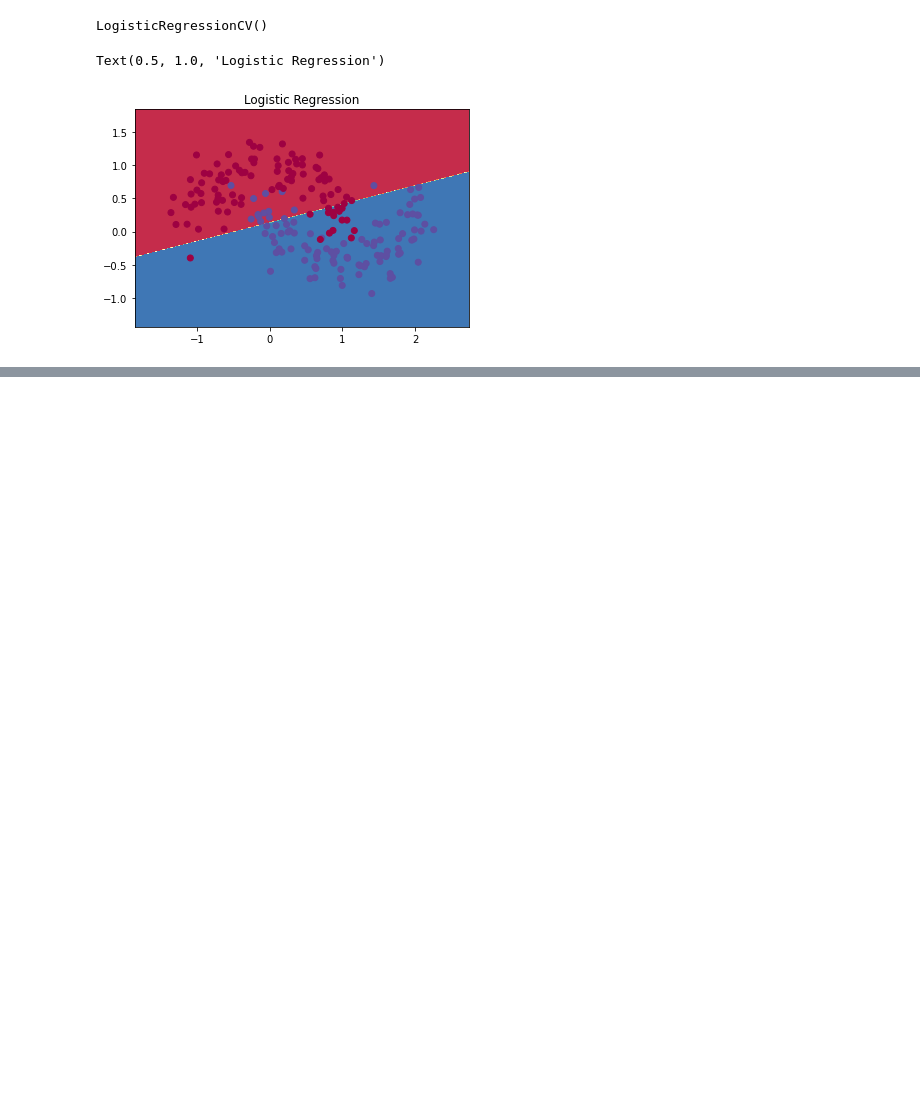
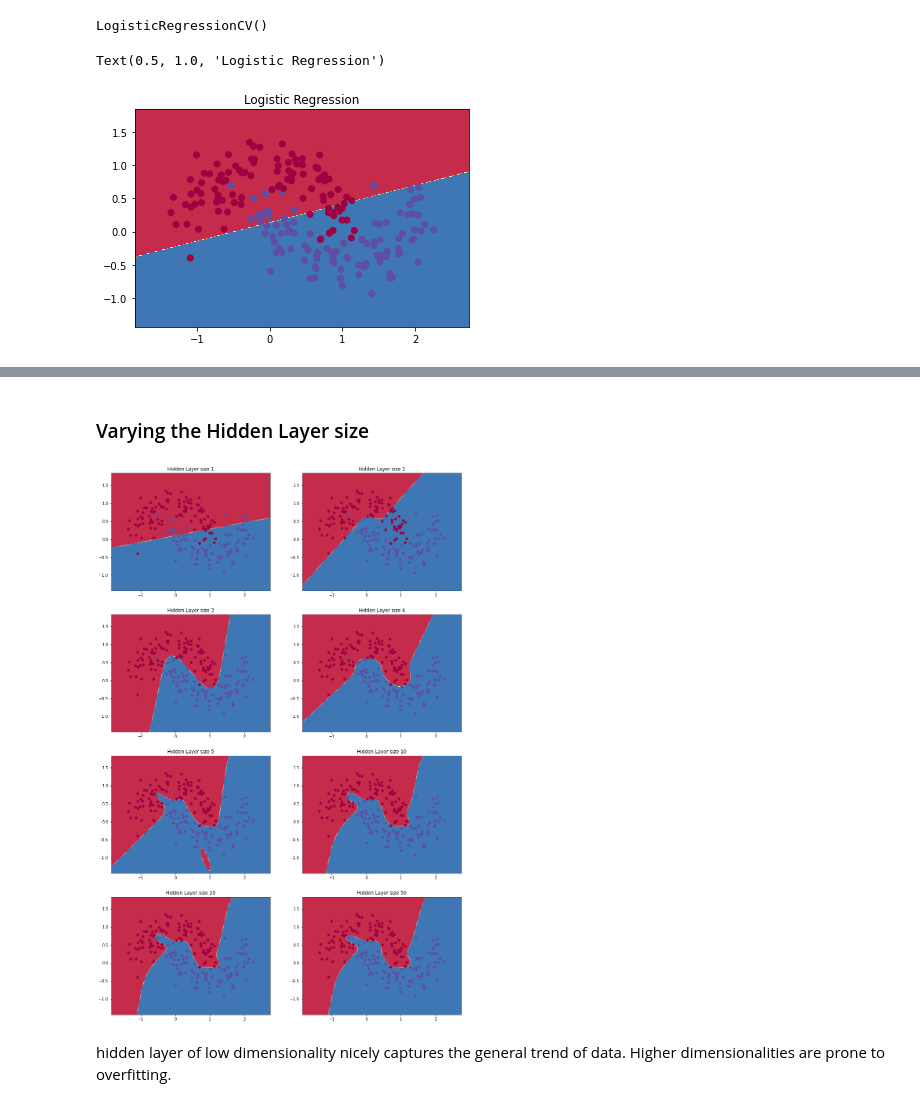
Before and after one commit to gmshashank/Neural-Network-from-Scratch-in-Python, a Jupyter notebook: Neural Network from Scratch.ipynb, the cells around one changed output, grey strips where cells are left out. Drawn from its saved outputs; the diff is of its cells as text; code cells hidden in the pictures; blank space fills up the shorter version.

```diff
--- a/Neural Network from Scratch.ipynb
+++ b/Neural Network from Scratch.ipynb
@@ -54,0 +58,7 @@ Text(0.5, 1.0, 'Logistic Regression')
+# %%
+num_examples = len(X)
+nn_input_dim = 2
+nn_output_dim = 2
+
+epsilon=0.01
+reg_lambda=0.01
@@ -54,0 +182,16 @@ Text(0.5, 1.0, 'Logistic Regression')
+# %% [markdown]
+### Varying the Hidden Layer size
+# %%
+plt.figure(figsize=(16,32))
+hidden_layer_dimensions=[1,2,3,4,5,10,20,50]
+
+for i,nn_hdim in enumerate(hidden_layer_dimensions):
+    plt.subplot(5,2,i+1)
+    plt.title("Hidden Layer size {0}".format(nn_hdim))
+    model=build_model(2,2,nn_hdim)
+    plot_decision_boundary(lambda x:predict(model,x))
+plt.show()
+# %% [output]
+[figure, added]
+# %% [markdown]
+hidden layer of low dimensionality nicely captures the general trend of data. Higher dimensionalities are prone to overfitting.
```
Also changed, not shown: parts of 8 cells of this notebook.
